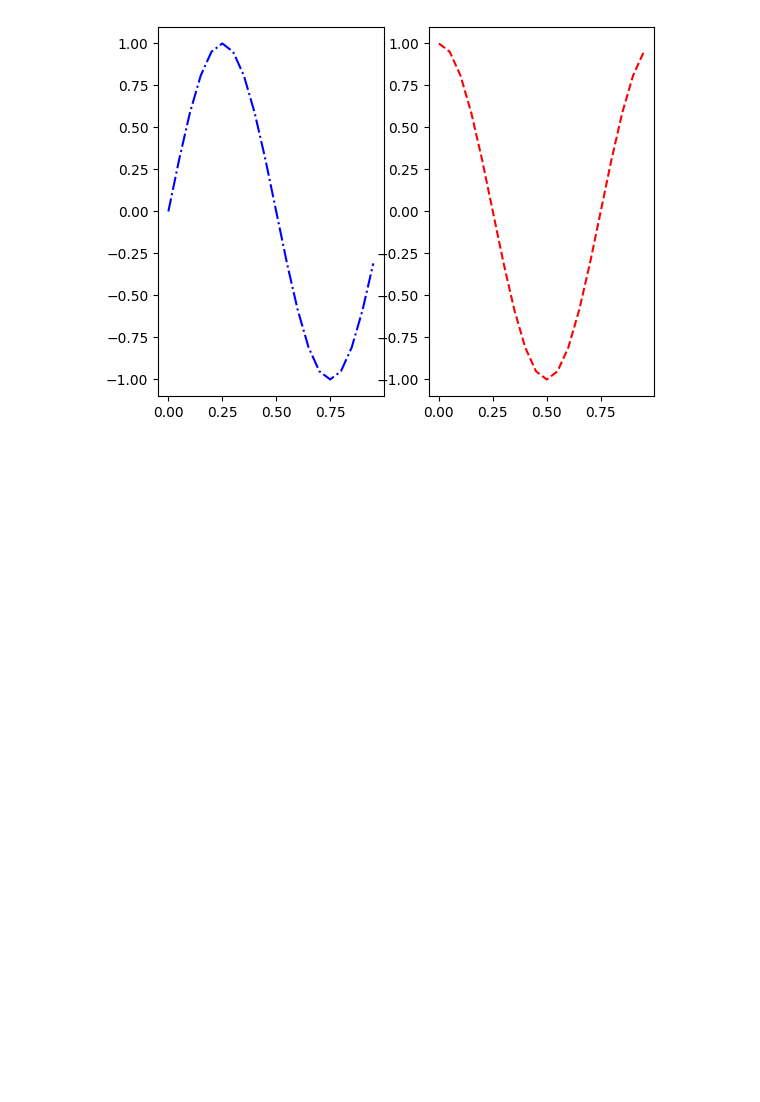
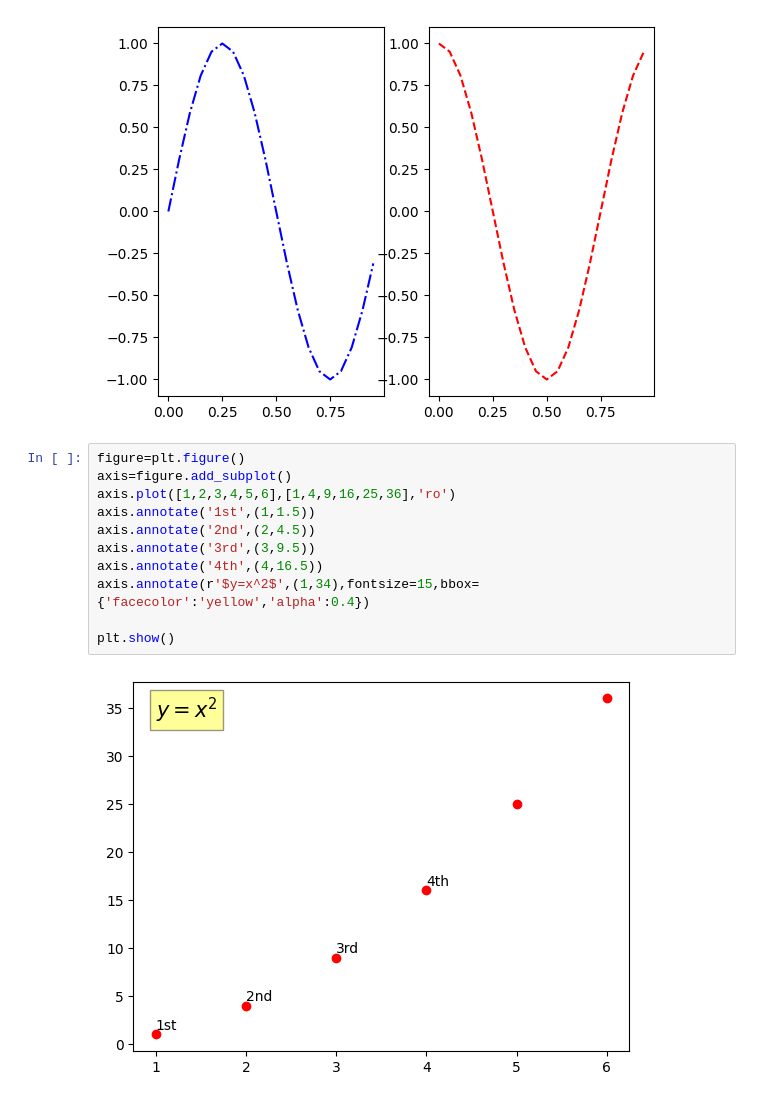
Before and after one commit to sunflower811/PYTHON-study, a Jupyter notebook: LESSONS/lesson13/lesson13_02.ipynb, the cells around one changed output. Drawn from its saved outputs; the diff is of its cells as text; blank space fills up the shorter version.

```diff
--- a/LESSONS/lesson13/lesson13_02.ipynb
+++ b/LESSONS/lesson13/lesson13_02.ipynb
@@ -60,3 +60,16 @@ cos1.plot(t, y2, 'r--')
 plt.show()
 # %% [output]
 [figure]
+# %%
+figure=plt.figure()
+axis=figure.add_subplot()
+axis.plot([1,2,3,4,5,6],[1,4,9,16,25,36],'ro')
+axis.annotate('1st',(1,1.5))
+axis.annotate('2nd',(2,4.5))
+axis.annotate('3rd',(3,9.5))
+axis.annotate('4th',(4,16.5))
+axis.annotate(r'$y=x^2$',(1,34),fontsize=15,bbox={'facecolor':'yellow','alpha':0.4})
+
+plt.show()
+# %% [output]
+[figure, added]
```
